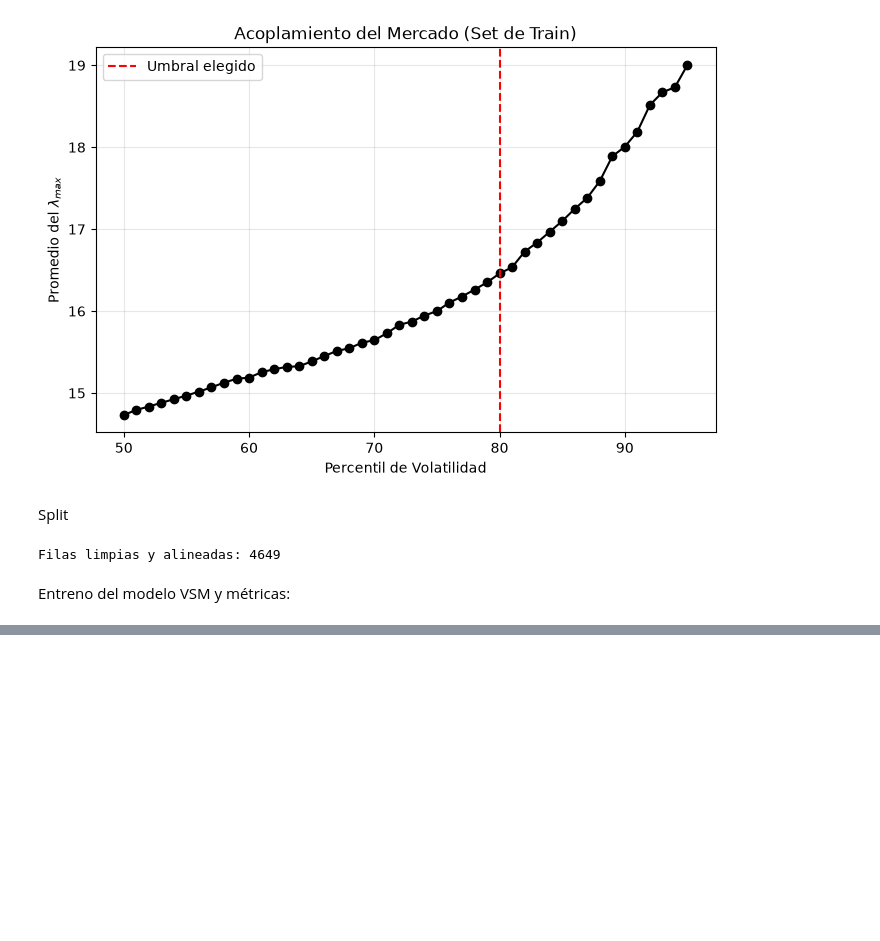
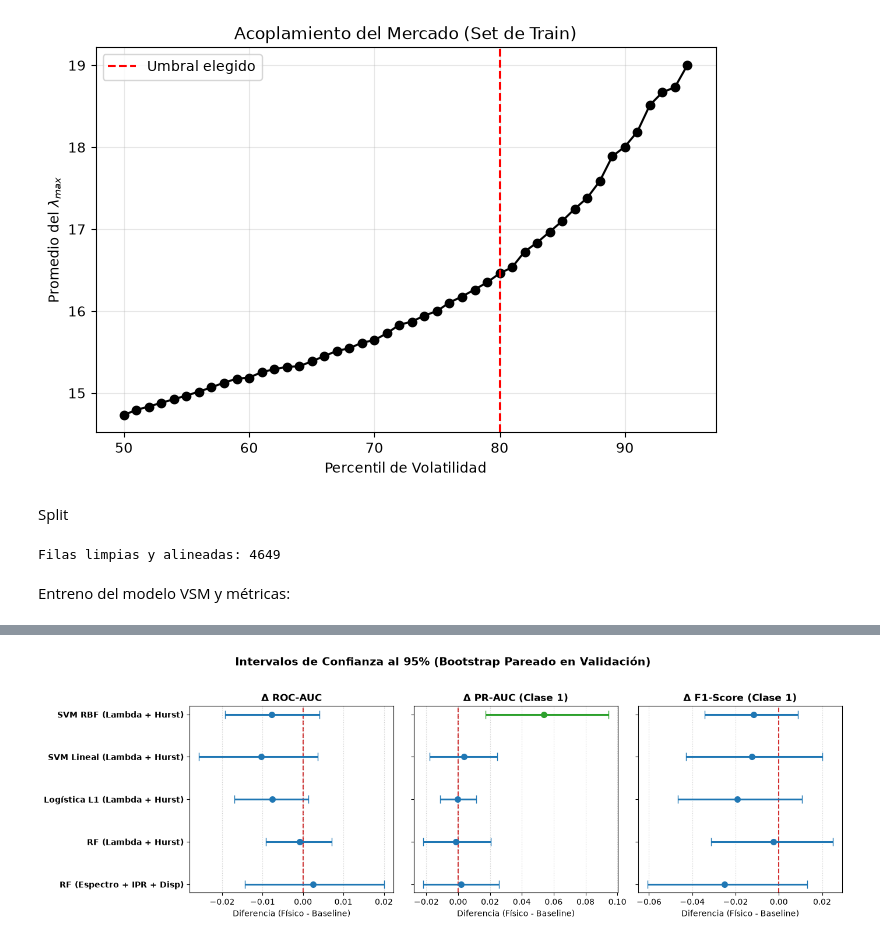
Before and after one commit to TomasCarneroRoldan125/Labo-de-Datos, a Jupyter notebook: TP Final/Carga de datos.ipynb, the cells around one changed output, grey strips where cells are left out. Saved outputs shown, nothing was run; the diff lists cells and outputs as text; code cells hidden in the pictures; blank space fills up the shorter version.

```diff
--- a/TP Final/Carga de datos.ipynb
+++ b/TP Final/Carga de datos.ipynb
@@ -264,0 +1184,54 @@ SyntaxError: invalid syntax (1059317953.py, line 10)
+# %%
+import matplotlib.pyplot as plt
+import numpy as np
+
+# Datos exactos obtenidos en los experimentos de Bootstrap Pareado (Físico - Baseline)
+experimentos = [
+    "RF (Espectro + IPR + Disp)",
+    "RF (Lambda + Hurst)",
+    "Logística L1 (Lambda + Hurst)",
+    "SVM Lineal (Lambda + Hurst)",
+    "SVM RBF (Lambda + Hurst)"
+]
+
+# Formato: (media, limite_inferior_2.5%, limite_superior_97.5%)
+roc_auc = [(0.0025, -0.0144, 0.0201), (-0.0008, -0.0092, 0.0071), (-0.0076, -0.0170, 0.0014), (-0.0103, -0.0258, 0.0036), (-0.0078, -0.0192, 0.0041)]
+pr_auc  = [(0.0017, -0.0221, 0.0257), (-0.0013, -0.0220, 0.0205), (-0.0005, -0.0115, 0.0115), (0.0038, -0.0178, 0.0246), (0.0537, 0.0172, 0.0945)]
+f1_c1   = [(-0.0252, -0.0608, 0.0130), (-0.0026, -0.0312, 0.0250), (-0.0191, -0.0466, 0.0106), (-0.0125, -0.0428, 0.0202), (-0.0116, -0.0343, 0.0089)]
+
+metricas = [("ROC-AUC", roc_auc), ("PR-AUC (Clase 1)", pr_auc), ("F1-Score (Clase 1)", f1_c1)]
+
+fig, axes = plt.subplots(1, 3, figsize=(14, 4.5), sharey=True)
+y_pos = np.arange(len(experimentos))
+
+for ax, (titulo, datos) in zip(axes, metricas):
+    medias = [d[0] for d in datos]
+    err_inf = [d[0] - d[1] for d in datos]
+    err_sup = [d[2] - d[0] for d in datos]
+
+    # Línea de efecto nulo (Diferencia = 0)
+    ax.axvline(0, color='#d62728', linestyle='--', linewidth=1.5, zorder=1, label='Sin mejora (Δ = 0)')
+
+    # Coloreamos distinto el único punto que no cruza el cero
+    colores = ['#2ca02c' if d[1] > 0 else '#1f77b4' for d in datos]
+
+    for i in range(len(experimentos)):
+        ax.errorbar(
+            medias[i], y_pos[i], xerr=[[err_inf[i]], [err_sup[i]]],
+            fmt='o', color=colores[i], ecolor=colores[i],
+            elinewidth=2.2, capsize=5, markersize=7, zorder=2
+        )
+
+    ax.set_title(f"Δ {titulo}", fontsize=12, fontweight='bold')
+    ax.set_xlabel("Diferencia (Físico - Baseline)", fontsize=10)
+    ax.grid(axis='x', linestyle=':', alpha=0.6)
+
+axes[0].set_yticks(y_pos)
+axes[0].set_yticklabels(experimentos, fontsize=10, fontweight='bold')
+fig.suptitle("Intervalos de Confianza al 95% (Bootstrap Pareado en Validación)", fontsize=14, fontweight='bold', y=1.03)
+
+plt.tight_layout()
+plt.savefig("resumen_ic95_modelos.png", dpi=300, bbox_inches='tight')
+plt.show()
+# %% [output]
+[figure, added]
```
Also changed, not shown: parts of 20 cells of this notebook.
